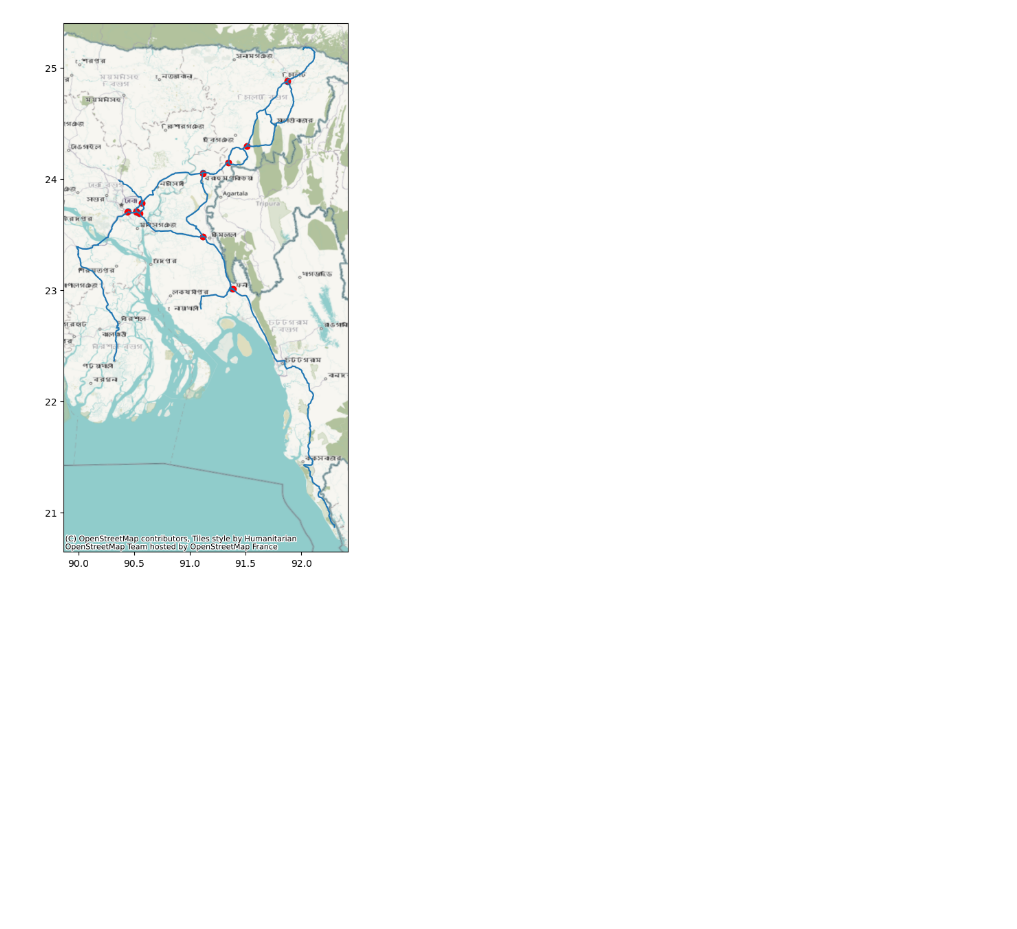
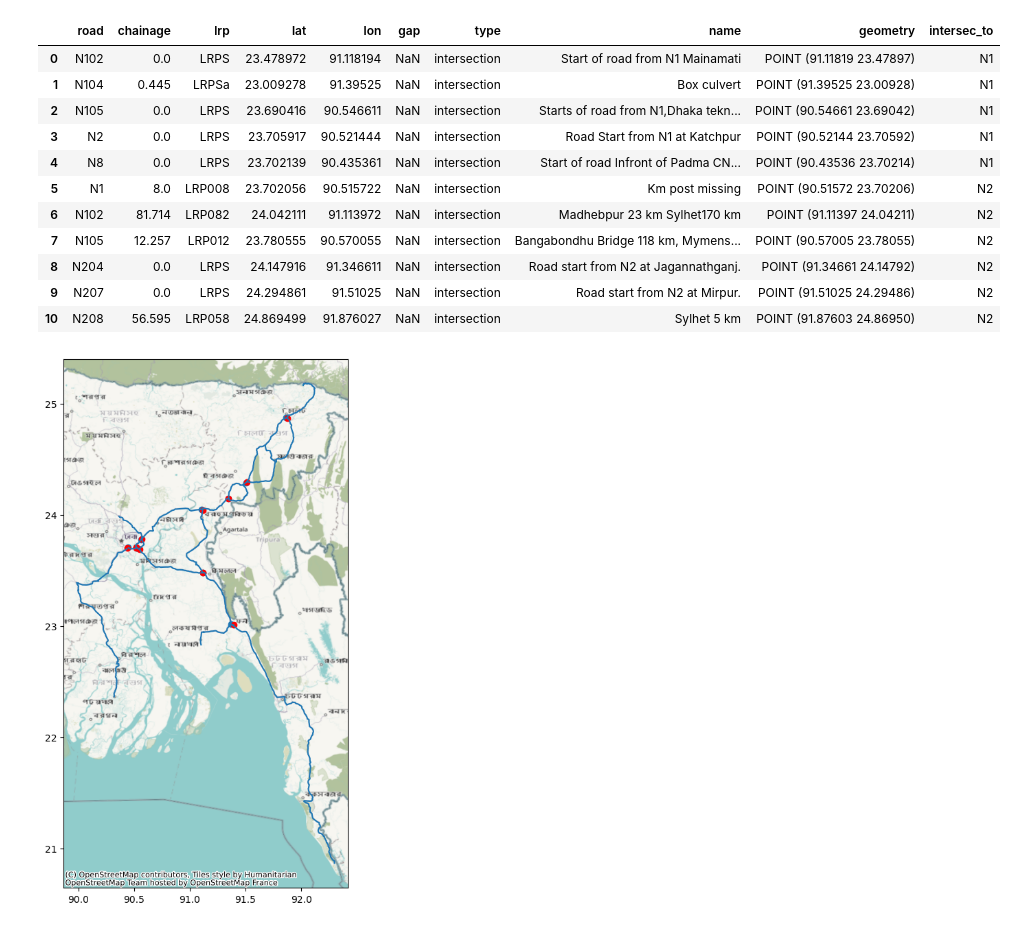
Before and after one commit to mlmoleman/EPA133a-G07-A3, a Jupyter notebook: model/Intersections_roads.ipynb, the cells around one changed output. Saved outputs shown, nothing was run; the diff lists cells and outputs as text; code cells hidden in the pictures; blank space fills up the shorter version.

```diff
--- a/model/Intersections_roads.ipynb
+++ b/model/Intersections_roads.ipynb
@@ -97,35 +98,55 @@ df_intersections_main_N2 = process_intersection_data(gdf_N2, intersections_N2)
 df_intersections_main =pd.concat([df_intersections_main_N1,df_intersections_main_N2], axis=0, ignore_index=True)
 df_intersections_main.to_csv(main_folder_path+"\\data\\intersections_main.csv")
 # %%
-df_list = []
+Side_to_N1 = gpd.GeoDataFrame(columns=list(gdf.columns)+["intersec_to"],crs="EPSG:4326")
 for road_name in intersections_N1.index:
     road_gdf = gdf[gdf["road"]==road_name]
     intersect_point_N1 =intersections_N1[road_name]
     min_dist=10000
     for road_point_index in road_gdf.index:
         road_point =road_gdf.loc[road_point_index,"geometry"]
         dist =distance(intersect_point_N1,road_point)
         if  dist< min_dist:
             min_dist = dist
             closest_point =road_point_index
-    df_list.append(road_gdf[road_gdf.index == closest_point])
+    series = road_gdf.loc[closest_point]
+    series["intersec_to"]="N1"
+    Side_to_N1.loc[closest_point]=series
 
+
+Side_to_N2 = gpd.GeoDataFrame(columns=list(gdf.columns)+["intersec_to"],crs="EPSG:4326")
 for road_name in intersections_N2.index:
     road_gdf = gdf[gdf["road"]==road_name]
     intersect_point_N2 =intersections_N2[road_name]
     min_dist=10000
     for road_point_index in road_gdf.index:
         road_point =road_gdf.loc[road_point_index,"geometry"]
         dist =distance(intersect_point_N2,road_point)
         if  dist< min_dist:
             min_dist = dist
             closest_point =road_point_index
-    df_list.append(road_gdf[road_gdf.index == closest_point])
+    series = road_gdf.loc[closest_point]
+    series["intersec_to"]="N2"
+    Side_to_N2.loc[closest_point]=series
 
-df_intersections_side = pd.concat(df_list, axis=0, ignore_index=True)
+
+df_intersections_side = pd.concat([Side_to_N1,Side_to_N2], axis=0, ignore_index=True)
 df_intersections_side["type"]= "intersection"
 
-df_intersections_side.to_csv(main_folder_path+"\\data\\intersections_side.csv")
+df_intersections_side
+# %% [output]
+|  | road | chainage | lrp | lat | lon | gap | type | name | geometry | intersec_to |
+| 0 | N102 | 0.0 | LRPS | 23.478972 | 91.118194 | NaN | intersection | Start of road from N1 Mainamati | POINT (91.11819 23.47897) | N1 |
+| 1 | N104 | 0.445 | LRPSa | 23.009278 | 91.39525 | NaN | intersection | Box culvert | POINT (91.39525 23.00928) | N1 |
+| 2 | N105 | 0.0 | LRPS | 23.690416 | 90.546611 | NaN | intersection | Starts of road from N1,Dhaka tekn... | POINT (90.54661 23.69042) | N1 |
+| 3 | N2 | 0.0 | LRPS | 23.705917 | 90.521444 | NaN | intersection | Road Start from N1 at Katchpur | POINT (90.52144 23.70592) | N1 |
+| 4 | N8 | 0.0 | LRPS | 23.702139 | 90.435361 | NaN | intersection | Start of road Infront of Padma CN... | POINT (90.43536 23.70214) | N1 |
+| 5 | N1 | 8.0 | LRP008 | 23.702056 | 90.515722 | NaN | intersection | Km post missing | POINT (90.51572 23.70206) | N2 |
+| 6 | N102 | 81.714 | LRP082 | 24.042111 | 91.113972 | NaN | intersection | Madhebpur 23 km Sylhet170 km | POINT (91.11397 24.04211) | N2 |
+| 7 | N105 | 12.257 | LRP012 | 23.780555 | 90.570055 | NaN | intersection | Bangabondhu Bridge 118 km, Mymens... | POINT (90.57005 23.78055) | N2 |
+| 8 | N204 | 0.0 | LRPS | 24.147916 | 91.346611 | NaN | intersection | Road start from N2 at Jagannathganj. | POINT (91.34661 24.14792) | N2 |
+| 9 | N207 | 0.0 | LRPS | 24.294861 | 91.51025 | NaN | intersection | Road start from N2 at Mirpur. | POINT (91.51025 24.29486) | N2 |
+| 10 | N208 | 56.595 | LRP058 | 24.869499 | 91.876027 | NaN | intersection | Sylhet 5 km | POINT (91.87603 24.86950) | N2 |
 # %%
 fig, ax = plt.subplots(1,1,figsize=(10,10))
 # Process intersection data for gdf_N1
```
Also changed, not shown: parts of 13 cells of this notebook, 3 other files.
